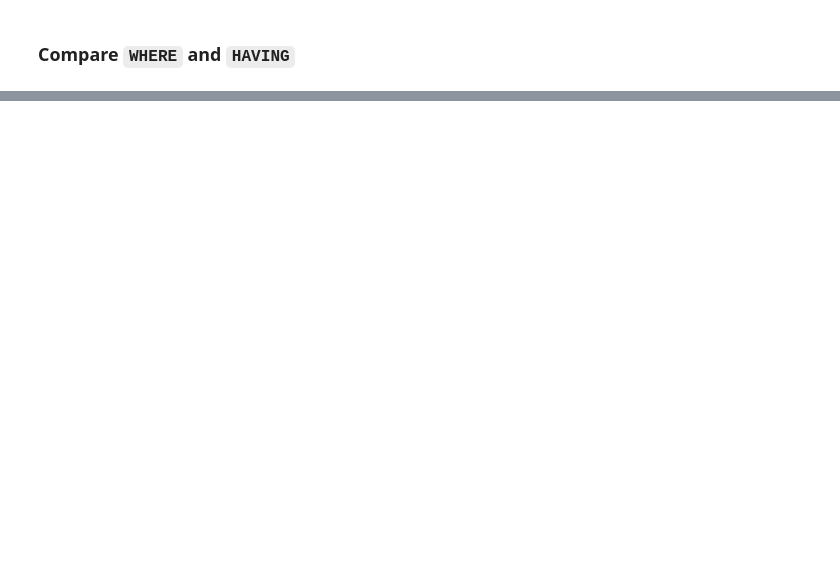
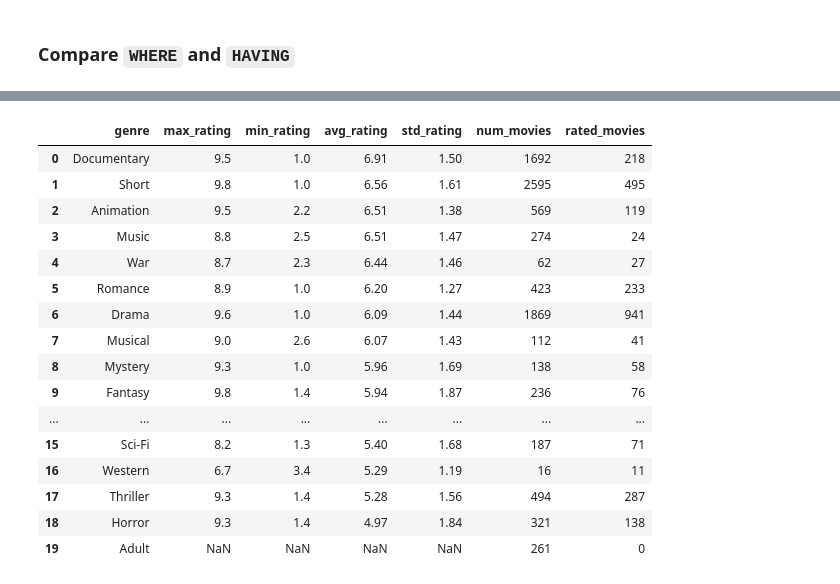
Before and after one commit to ipeirotis/introduction-to-databases, a Jupyter notebook: session5/D-SQL_Aggregation_Queries.ipynb, the cells around one changed output, grey strips where cells are left out. Cells and saved outputs as stored; diff of their text form; code cells hidden in the pictures; blank space fills up the shorter version.

```diff
--- a/session5/D-SQL_Aggregation_Queries.ipynb
+++ b/session5/D-SQL_Aggregation_Queries.ipynb
@@ -793,0 +811,15 @@ WHERE rank IS NOT NULL
+# %%
+%%read_sql
+SELECT G.genre,
+    MAX(M.rank) AS max_rating,
+    MIN(M.rank) AS min_rating,
+    ROUND(AVG(M.rank),2) AS avg_rating,
+    ROUND(STDDEV(M.rank),2) AS std_rating,
+    COUNT(*) AS num_movies,
+    COUNT(M.rank) AS rated_movies
+FROM movies M
+    INNER JOIN movies_genres G ON M.id = G.movie_id
+WHERE M.year = 2000
+GROUP BY G.genre
+ORDER BY avg_rating DESC
+# %% [output]
@@ -793,0 +827,17 @@ WHERE rank IS NOT NULL
+|  | genre | max_rating | min_rating | avg_rating | std_rating | num_movies | rated_movies |
+| 0 | Documentary | 9.5 | 1.0 | 6.91 | 1.50 | 1692 | 218 |
+| 1 | Short | 9.8 | 1.0 | 6.56 | 1.61 | 2595 | 495 |
+| 2 | Animation | 9.5 | 2.2 | 6.51 | 1.38 | 569 | 119 |
+| 3 | Music | 8.8 | 2.5 | 6.51 | 1.47 | 274 | 24 |
+| 4 | War | 8.7 | 2.3 | 6.44 | 1.46 | 62 | 27 |
+| 5 | Romance | 8.9 | 1.0 | 6.20 | 1.27 | 423 | 233 |
+| 6 | Drama | 9.6 | 1.0 | 6.09 | 1.44 | 1869 | 941 |
+| 7 | Musical | 9.0 | 2.6 | 6.07 | 1.43 | 112 | 41 |
+| 8 | Mystery | 9.3 | 1.0 | 5.96 | 1.69 | 138 | 58 |
+| 9 | Fantasy | 9.8 | 1.4 | 5.94 | 1.87 | 236 | 76 |
+| ... | ... | ... | ... | ... | ... | ... | ... |
+| 15 | Sci-Fi | 8.2 | 1.3 | 5.40 | 1.68 | 187 | 71 |
+| 16 | Western | 6.7 | 3.4 | 5.29 | 1.19 | 16 | 11 |
+| 17 | Thriller | 9.3 | 1.4 | 5.28 | 1.56 | 494 | 287 |
+| 18 | Horror | 9.3 | 1.4 | 4.97 | 1.84 | 321 | 138 |
+| 19 | Adult | NaN | NaN | NaN | NaN | 261 | 0 |
```
Also changed, not shown: parts of 49 cells of this notebook.
